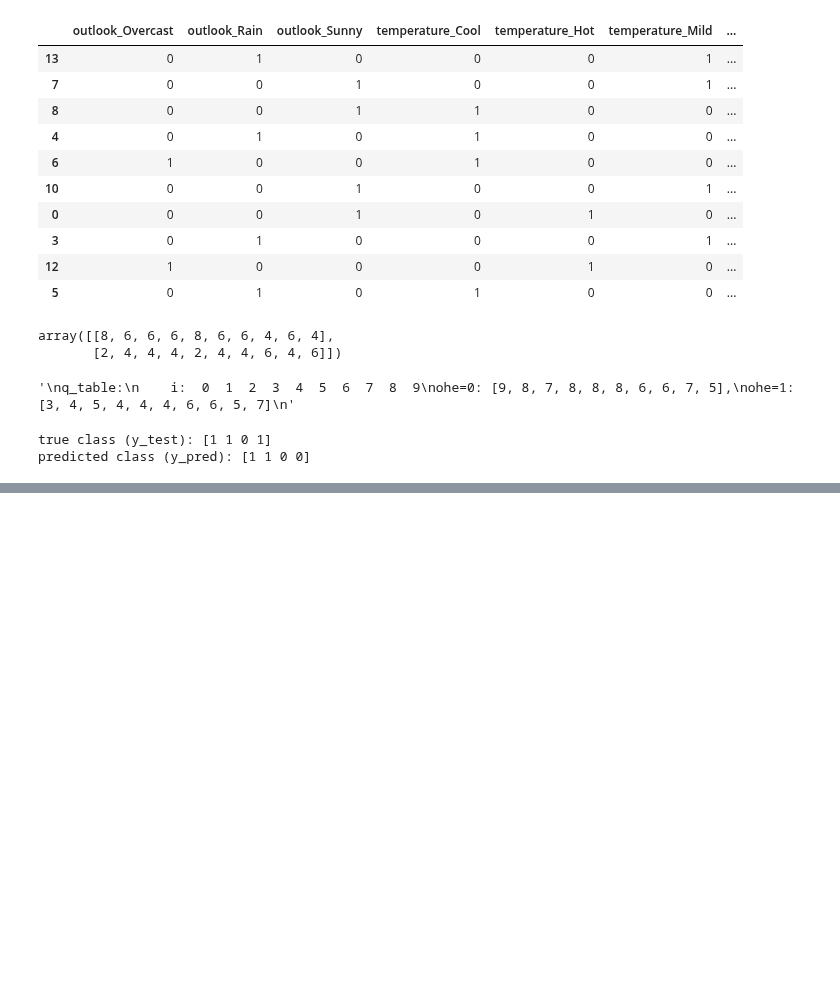
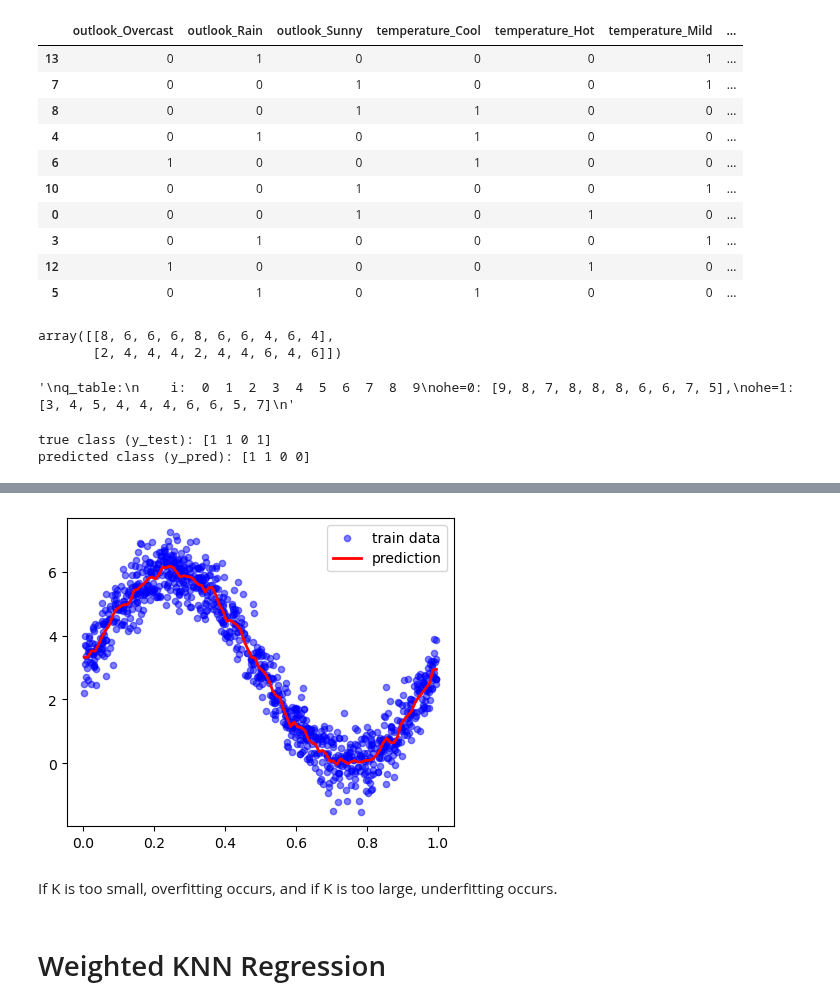
Before and after one commit to A-C-Sai/working-with-data, a Jupyter notebook: basic-models/KNN/knn-01.ipynb, the cells around one changed output, grey strips where cells are left out. Saved outputs shown, nothing was run; the diff lists cells and outputs as text; code cells hidden in the pictures; blank space fills up the shorter version.

```diff
--- a/basic-models/KNN/knn-01.ipynb
+++ b/basic-models/KNN/knn-01.ipynb
@@ -319,0 +367,14 @@ predicted class (y_pred): [1 1 0 0]
+# %%
+# Compare with the result of KNeighborsRegressor in sklearn
+knn_r = KNeighborsRegressor(n_neighbors=20, weights='uniform')
+knn_r.fit(zx_train, zy_train)
+y_pred2 = knn_r.predict(zx_test) * y_std + y_mu
+# %%
+# Observer the results
+plot_prediction(x_r, y_r, x_test_r, y_pred2)
+# %% [output]
+[figure, added]
+# %% [markdown]
+If K is too small, overfitting occurs, and if K is too large, underfitting occurs.
+# %% [markdown]
+# Weighted KNN Regression
```
Also changed, not shown: parts of 15 cells of this notebook, 1 other file.
